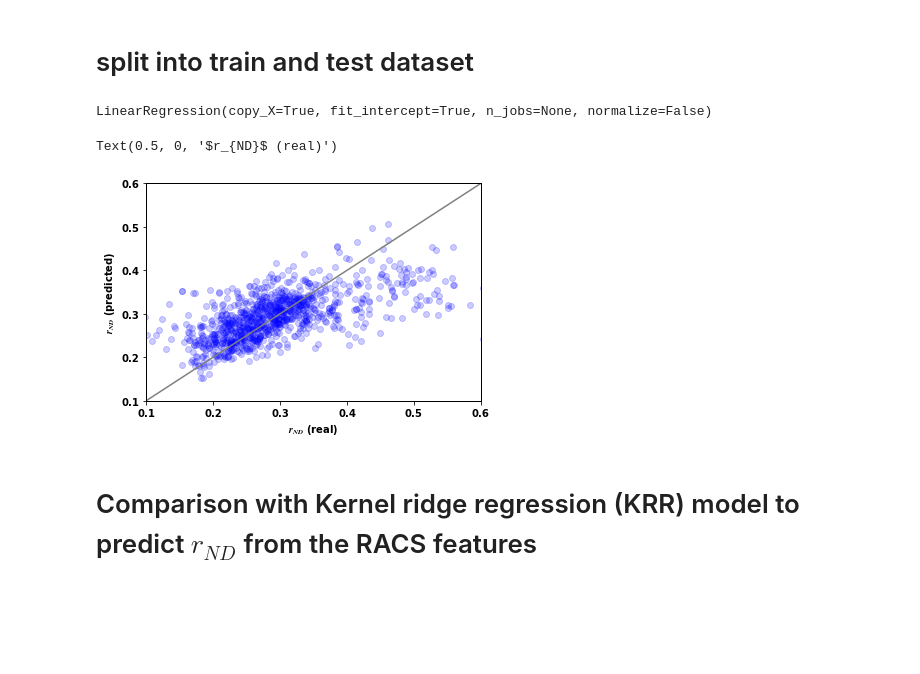
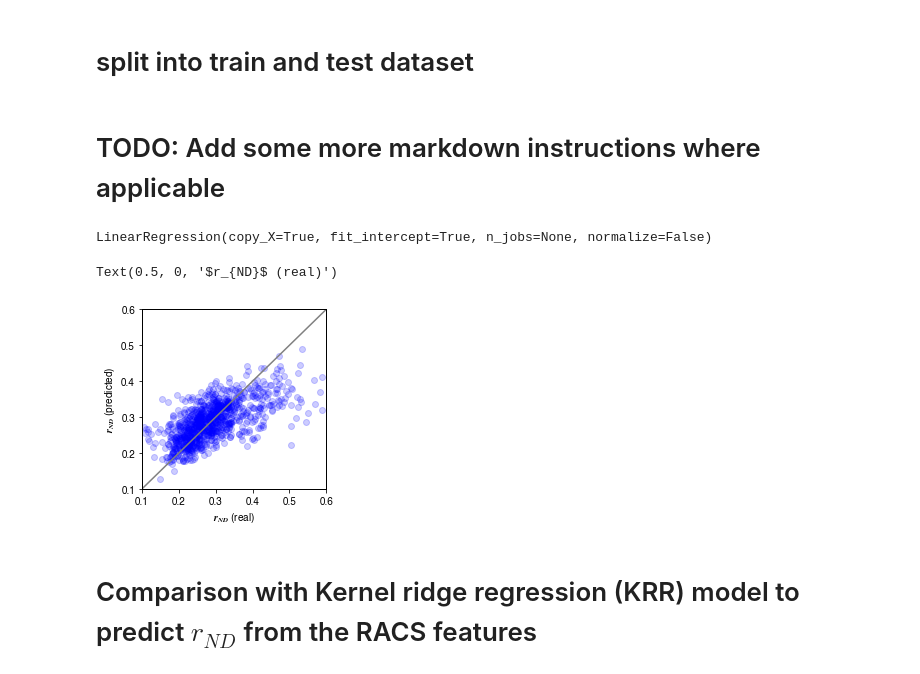
Before and after one commit to Liu-group/MLbook, a Jupyter notebook: JupyterNotebook/case_study.ipynb, the cells around one changed output. Drawn from its saved outputs; the diff is of its cells as text; code cells hidden in the pictures; blank space fills up the shorter version.

Commit message:
updated the notebook with TODOs

```diff
--- a/JupyterNotebook/case_study.ipynb
+++ b/JupyterNotebook/case_study.ipynb
@@ -191,6 +192,8 @@ removed:  [] 0
 feature_used: ['ligcharge', 'ox', 'spin', 'RACs.mc-Z-0-all', 'RACs.mc-S-0-all', 'RACs.f-chi-3-all', 'RACs.D_mc-Z-1-all', 'RACs.D_mc-S-1-all', 'RACs.f-Z-1-all', 'RACs.f-Z-0-all', 'RACs.f-chi-1-all', 'R ...
 # %% [markdown]
 # split into train and test dataset
+# %% [markdown]
+# TODO: Add some more markdown instructions where applicable
 # %%
 X_train, X_test, y_train, y_test = train_test_split(X, y, test_size=0.2)
 # %%
@@ -203,17 +206,18 @@ LinearRegression(copy_X=True, fit_intercept=True, n_jobs=None, normalize=False)
 y_pred = reg.predict(X_test)
 # %%
 
+fig = plt.figure(figsize=(3.3,3.3))
 plt.scatter(y_test,y_pred,edgecolors=None,c='b',alpha=0.2)
 xmin=0.1; xmax=0.6
 diag=np.linspace(xmin, xmax,100)
 plt.plot(diag,diag, color='gray')
 plt.xlim((xmin,xmax))
 plt.ylim((xmin,xmax))
 plt.ylabel('$r_{ND}$ (predicted)')
 plt.xlabel('$r_{ND}$ (real)')
 # %% [output]
 Text(0.5, 0, '$r_{ND}$ (real)')
-[figure, old version]
+[figure, new version]
 # %% [markdown]
 # Comparison with Kernel ridge regression (KRR) model to predict $r_{ND}$ from the RACS features
 # %%
```
Also changed, not shown: parts of 4 cells of this notebook.
